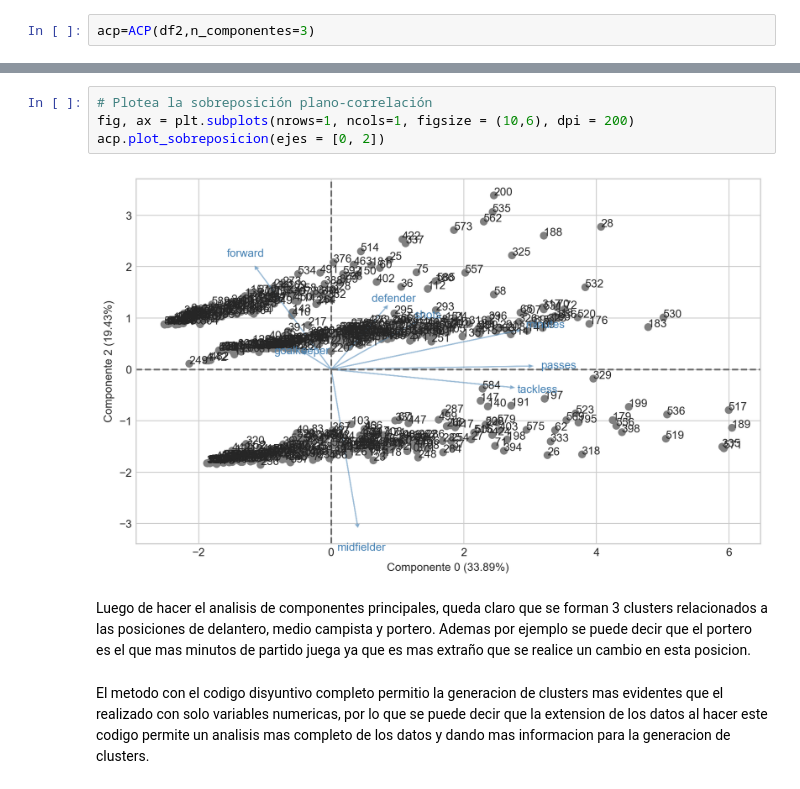
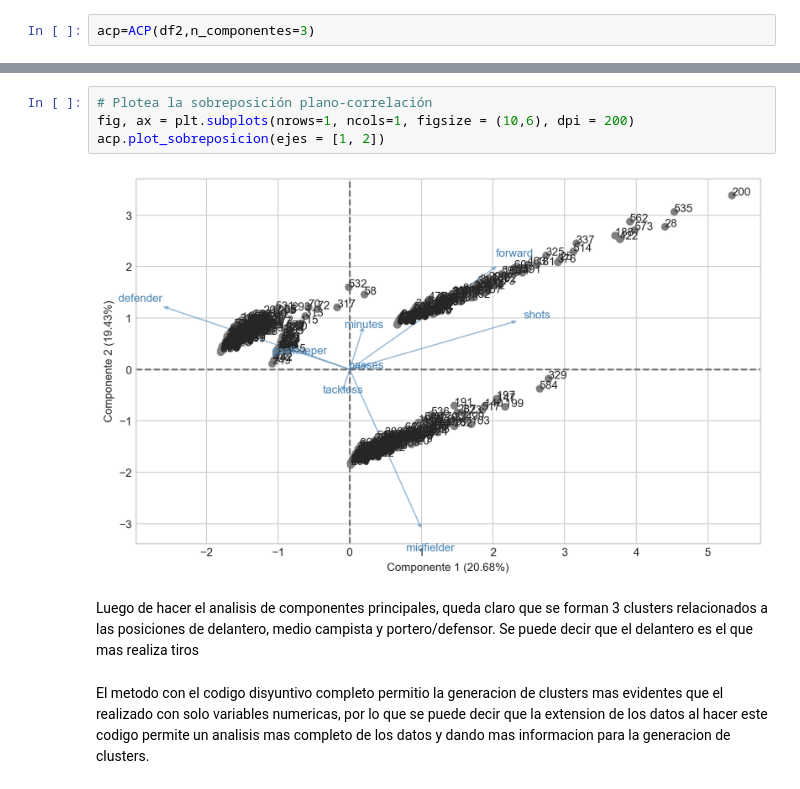
Before and after one commit to daniroj1012/Promidat, a Jupyter notebook: Metodos_no_supervisados/Tarea1_Daniel_Rojas.ipynb, the cells around one changed output, grey strips where cells are left out. Drawn from its saved outputs; the diff is of its cells as text.

```diff
--- a/Metodos_no_supervisados/Tarea1_Daniel_Rojas.ipynb
+++ b/Metodos_no_supervisados/Tarea1_Daniel_Rojas.ipynb
@@ -165,11 +163,11 @@ acp.plot_circulo(ejes = [0, 2])
 # %%
 # Plotea la sobreposición plano-correlación
 fig, ax = plt.subplots(nrows=1, ncols=1, figsize = (10,6), dpi = 200)
-acp.plot_sobreposicion(ejes = [0, 2])
+acp.plot_sobreposicion(ejes = [1, 2])
 # %% [output]
-[figure, old version]
+[figure, new version]
 # %% [markdown]
-Luego de hacer el analisis de componentes principales, queda claro que se forman 3 clusters relacionados a las posiciones de delantero, medio campista y portero. Ademas por ejemplo se puede decir que el portero es el que mas minutos de partido juega ya que es mas extraño que se realice un cambio en esta posicion.
+Luego de hacer el analisis de componentes principales, queda claro que se forman 3 clusters relacionados a las posiciones de delantero, medio campista y portero/defensor. Se puede decir que el delantero es el que mas realiza tiros
 # %% [markdown]
 El metodo con el codigo disyuntivo completo permitio la generacion de clusters mas evidentes que el realizado con solo variables numericas, por lo que se puede decir que la extension de los datos al hacer este codigo permite un analisis mas completo de los datos y dando mas informacion para la generacion de clusters.
 # %%
```
Also changed, not shown: parts of 5 cells of this notebook.
